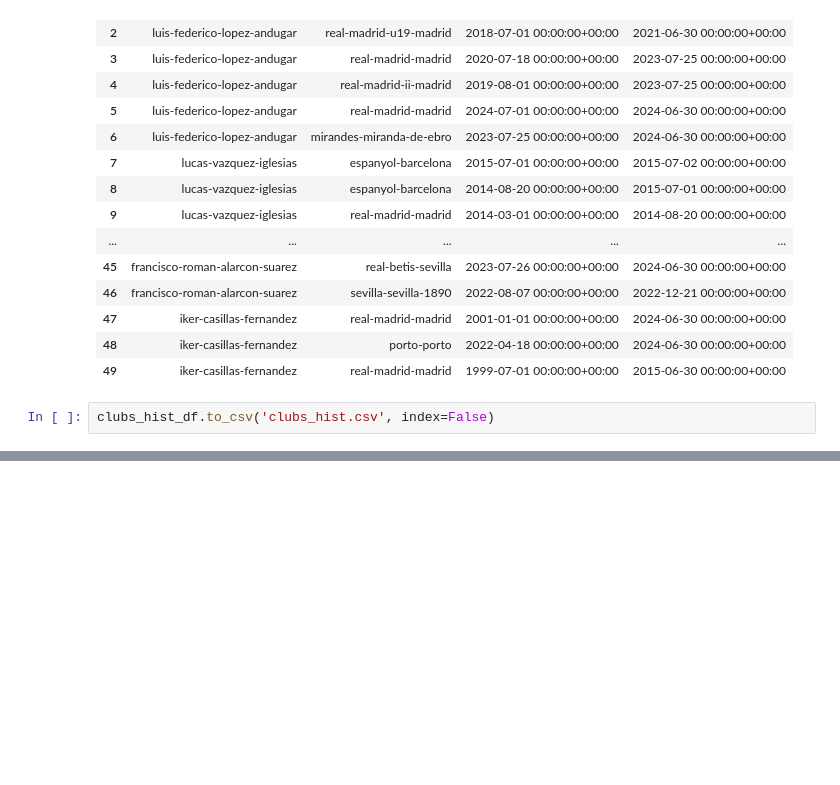
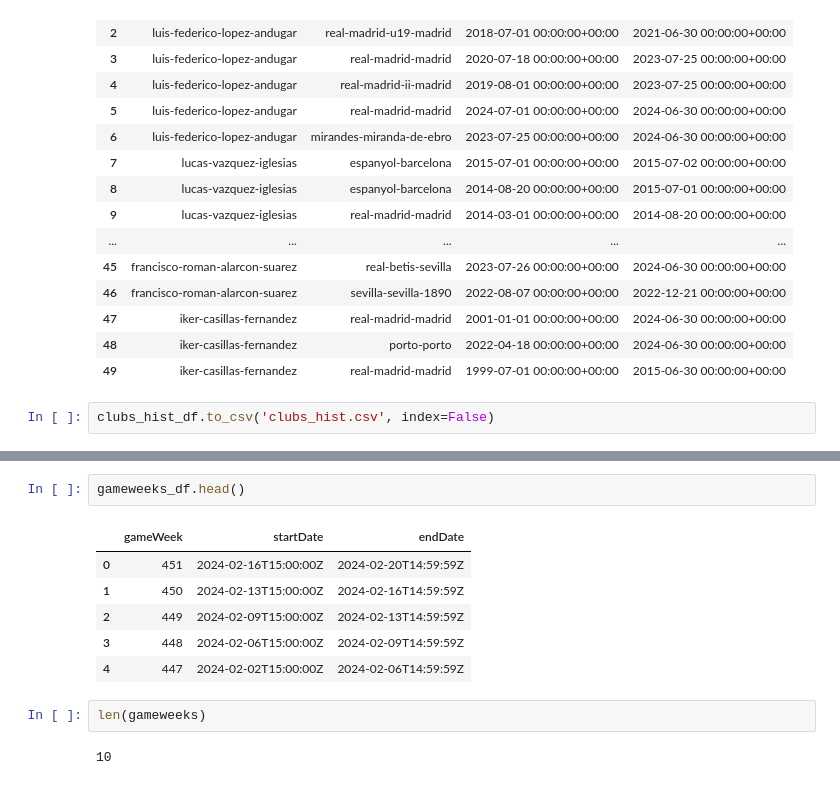
Before and after one commit to PierreMn/final_project, a Jupyter notebook: Sorare API Data Collection second part.ipynb, the cells around one changed output, grey strips where cells are left out. Drawn from its saved outputs; the diff is of its cells as text; blank space fills up the shorter version.

```diff
--- a/Sorare API Data Collection second part.ipynb
+++ b/Sorare API Data Collection second part.ipynb
@@ -698,0 +873,13 @@ clubs_hist_df.to_csv('clubs_hist.csv', index=False)
+# %%
+gameweeks_df.head()
+# %% [output]
+|  | gameWeek | startDate | endDate |
+| 0 | 451 | 2024-02-16T15:00:00Z | 2024-02-20T14:59:59Z |
+| 1 | 450 | 2024-02-13T15:00:00Z | 2024-02-16T14:59:59Z |
+| 2 | 449 | 2024-02-09T15:00:00Z | 2024-02-13T14:59:59Z |
+| 3 | 448 | 2024-02-06T15:00:00Z | 2024-02-09T14:59:59Z |
+| 4 | 447 | 2024-02-02T15:00:00Z | 2024-02-06T14:59:59Z |
+# %%
+len(gameweeks)
+# %% [output]
+10
```
Also changed, not shown: parts of 19 cells of this notebook, 5 other files.
